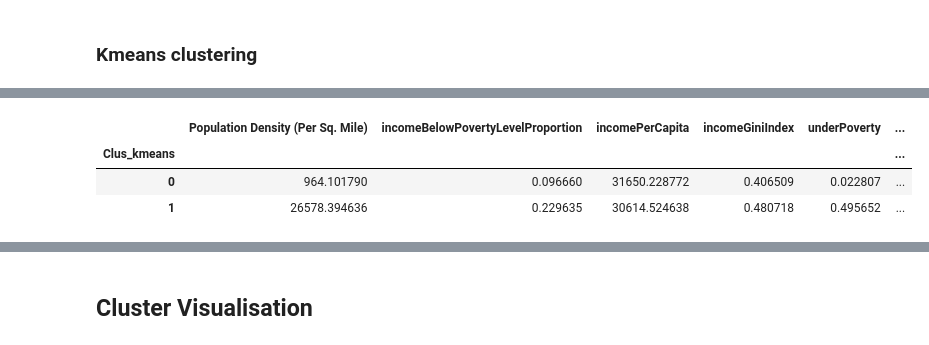
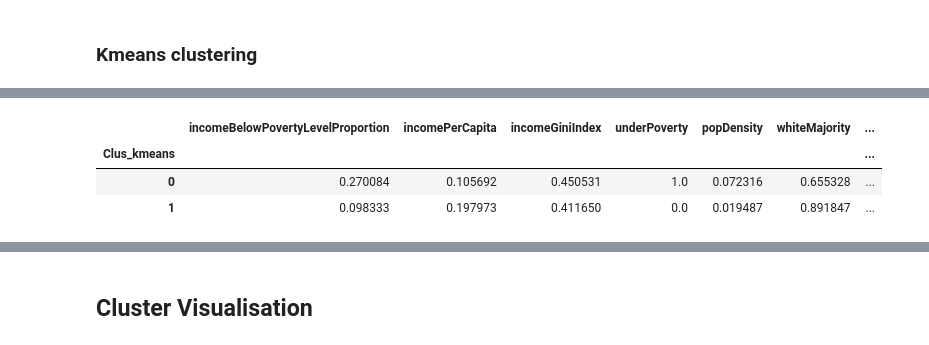
Before and after one commit to mo-vellanki/ist707_team4_acs_poverty_analysis, a Jupyter notebook: clustering.ipynb, the cells around one changed output, grey strips where cells are left out. Saved outputs shown, nothing was run; the diff lists cells and outputs as text; code cells hidden in the pictures.

```diff
--- a/clustering.ipynb
+++ b/clustering.ipynb
@@ -62,2 +88,5 @@ array([[ 2.66243246e+00,  5.49164141e-01,  3.82799645e+00, ...,
+# %%
+df1=df_new.copy() #for kmeans clustering -unsupervised clustering method
+df2=df_new.copy() # for agglomerative clustering - hierarichal unsupervised clustering method
 # %% [markdown]
 ### Kmeans clustering
@@ -68,7 +95,7 @@ wss =[]
 # %%
 for i in range(1,11):
     KM = KMeans(n_clusters=i)
-    KM.fit(scaled_df)
+    KM.fit(df1)
     wss.append(KM.inertia_)
 # %%
 plt.plot(range(1,11), wss)
@@ -78,8 +105,8 @@ plt.plot(range(1,11), wss)
 # %%
 k_means = KMeans(n_clusters = 2)
-k_means.fit(scaled_df)
+k_means.fit(df1)
 labels = k_means.labels_
 # %%
-df["Clus_kmeans"] = labels
-df.head(5)
+df1["Clus_kmeans"] = labels
+df1.head(5)
 # %% [output]
@@ -98,12 +132,11 @@ silhouette_score(df,labels)
 # %%
 pd.set_option('display.max_columns', None)
 
-
-kmeans_data=df.groupby('Clus_kmeans').mean()
-kmeans_data['Freq']=df.Clus_kmeans.value_counts().sort_index()
+kmeans_data=df1.groupby('Clus_kmeans').mean()
+kmeans_data['Freq']=df1.Clus_kmeans.value_counts().sort_index()
 kmeans_data
 # %% [output]
-|  | Population Density (Per Sq. Mile) | incomeBelowPovertyLevelProportion | incomePerCapita | incomeGiniIndex | underPoverty | ... |
-| Clus_kmeans |  |  |  |  |  | ... |
-| 0 | 964.101790 | 0.096660 | 31650.228772 | 0.406509 | 0.022807 | ... |
-| 1 | 26578.394636 | 0.229635 | 30614.524638 | 0.480718 | 0.495652 | ... |
+|  | incomeBelowPovertyLevelProportion | incomePerCapita | incomeGiniIndex | underPoverty | popDensity | whiteMajority | ... |
+| Clus_kmeans |  |  |  |  |  |  | ... |
+| 0 | 0.270084 | 0.105692 | 0.450531 | 1.0 | 0.072316 | 0.655328 | ... |
+| 1 | 0.098333 | 0.197973 | 0.411650 | 0.0 | 0.019487 | 0.891847 | ... |
```
Also changed, not shown: parts of 56 cells of this notebook, 1 other file.
